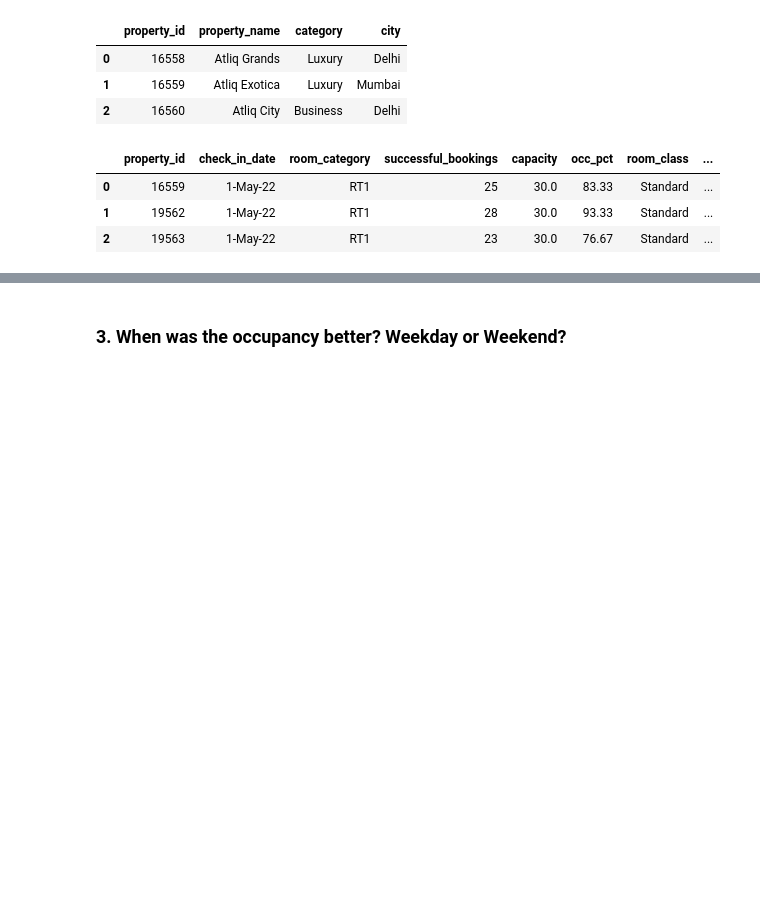
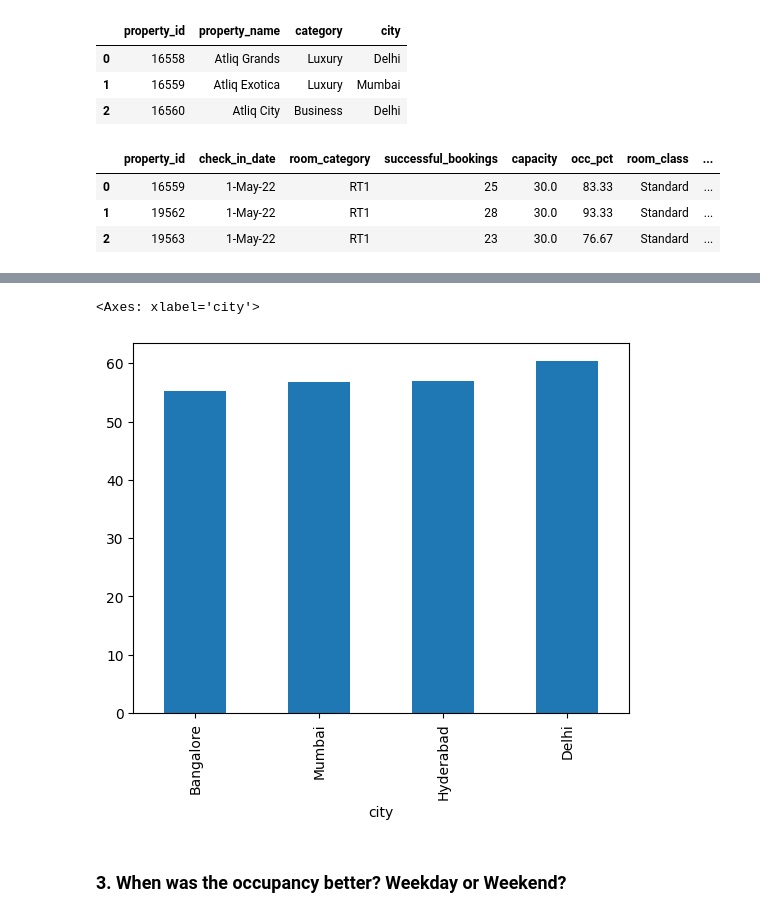
Before and after one commit to DMSinha/Python_Hospitality-Data-Analysis, a Jupyter notebook: EDA_Hotels_Analysis.ipynb, the cells around one changed output, grey strips where cells are left out. Cells and saved outputs as stored; diff of their text form; code cells hidden in the pictures; blank space fills up the shorter version.

```diff
--- a/EDA_Hotels_Analysis.ipynb
+++ b/EDA_Hotels_Analysis.ipynb
@@ -548,4 +548,9 @@ Mumbai       57.902319
 Name: occ_pct, dtype: float64
+# %%
+df.groupby("city")["occ_pct"].mean().sort_values().plot(kind="bar")
+# %% [output]
+<Axes: xlabel='city'>
+[figure, added]
 # %% [markdown]
 <h3>3. When was the occupancy better? Weekday or Weekend?</h3>
 # %%
```
Also changed, not shown: parts of 2 cells of this notebook.
